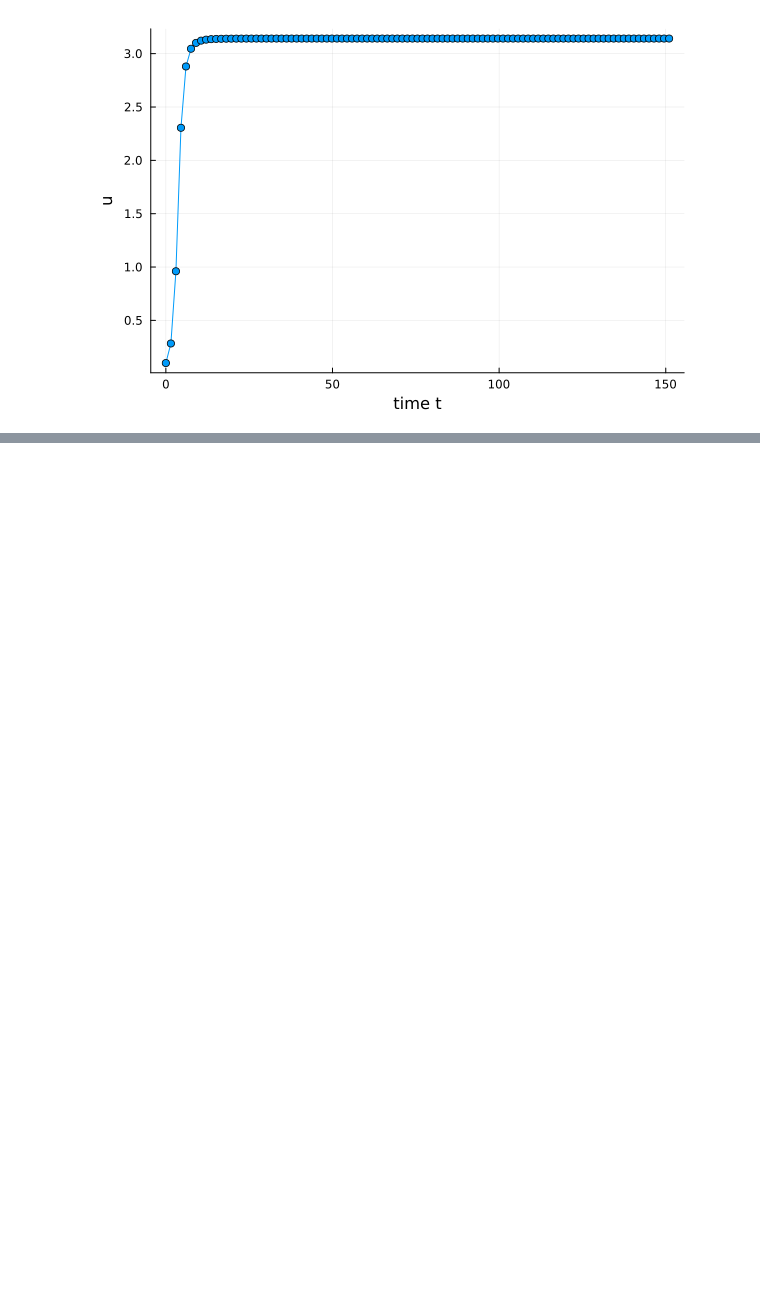
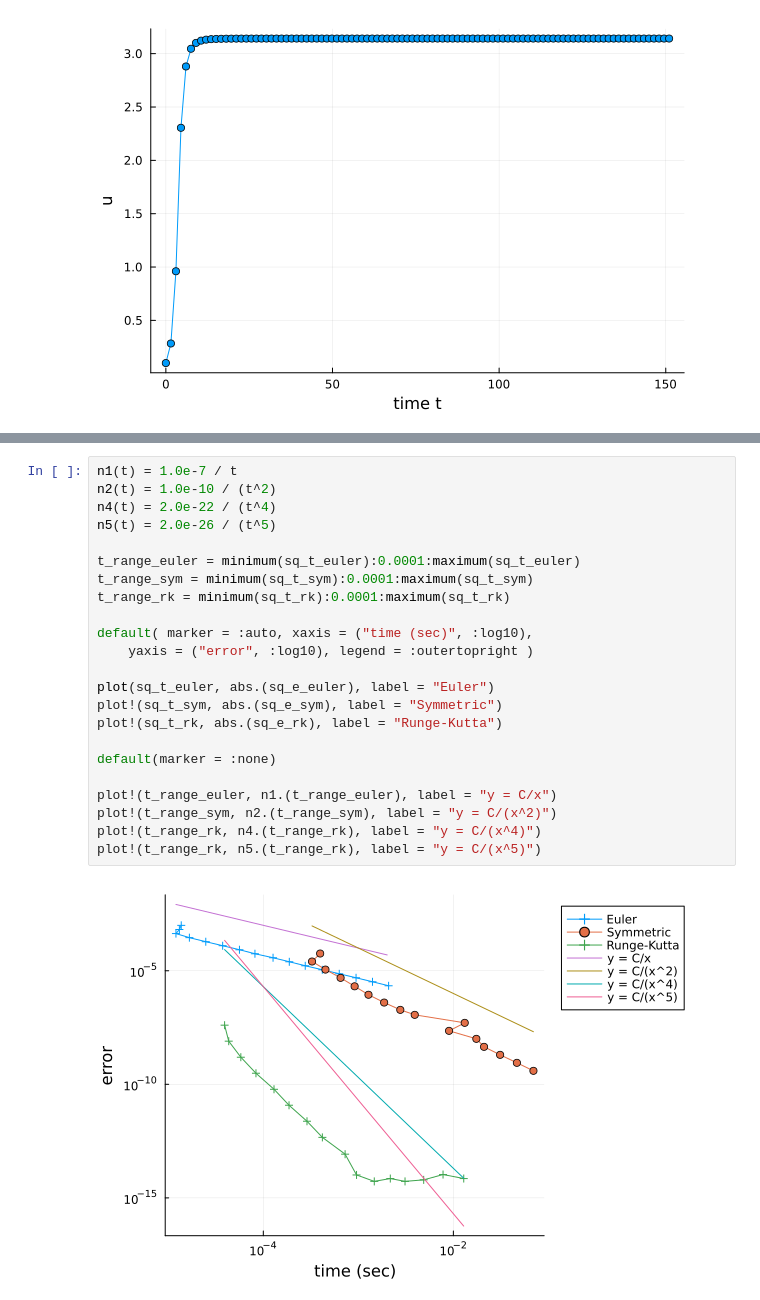
Before and after one commit to asei-proxima/julia-numerical-analysis, a Jupyter notebook: src/06timesymm.ipynb, the cells around one changed output, grey strips where cells are left out. Cells and saved outputs as stored; diff of their text form; blank space fills up the shorter version.

```diff
--- a/src/06timesymm.ipynb
+++ b/src/06timesymm.ipynb
@@ -192,0 +455,25 @@ plot(t_sq, u_sq, marker = :circ,
+# %%
+n1(t) = 1.0e-7 / t
+n2(t) = 1.0e-10 / (t^2)
+n4(t) = 2.0e-22 / (t^4)
+n5(t) = 2.0e-26 / (t^5)
+
+t_range_euler = minimum(sq_t_euler):0.0001:maximum(sq_t_euler)
+t_range_sym = minimum(sq_t_sym):0.0001:maximum(sq_t_sym)
+t_range_rk = minimum(sq_t_rk):0.0001:maximum(sq_t_rk)
+
+default( marker = :auto, xaxis = ("time (sec)", :log10),
+    yaxis = ("error", :log10), legend = :outertopright )
+
+plot(sq_t_euler, abs.(sq_e_euler), label = "Euler")
+plot!(sq_t_sym, abs.(sq_e_sym), label = "Symmetric")
+plot!(sq_t_rk, abs.(sq_e_rk), label = "Runge-Kutta")
+
+default(marker = :none)
+
+plot!(t_range_euler, n1.(t_range_euler), label = "y = C/x")
+plot!(t_range_sym, n2.(t_range_sym), label = "y = C/(x^2)")
+plot!(t_range_rk, n4.(t_range_rk), label = "y = C/(x^4)")
+plot!(t_range_rk, n5.(t_range_rk), label = "y = C/(x^5)")
+# %% [output]
+[figure, added]
```
Also changed, not shown: parts of 17 cells of this notebook.
